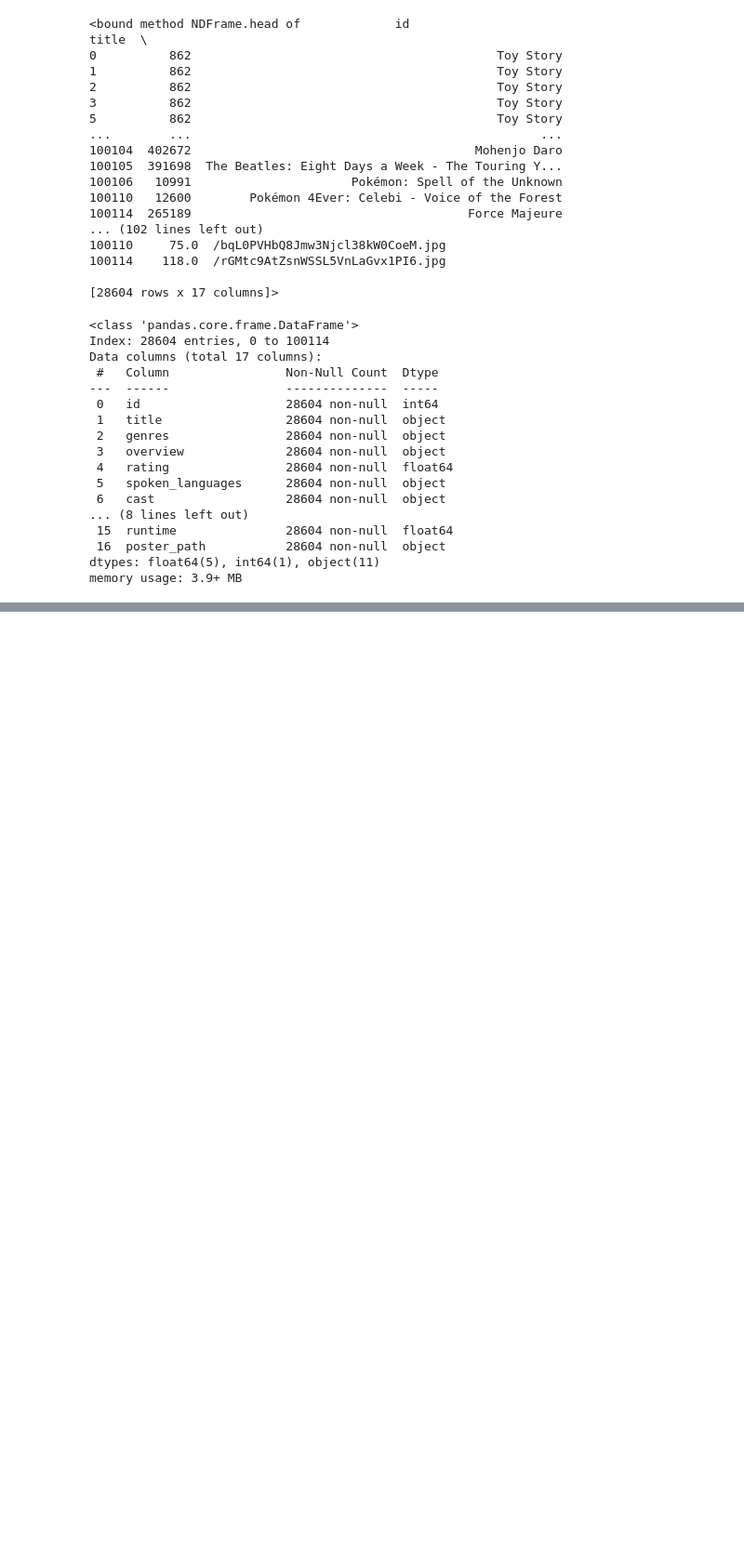
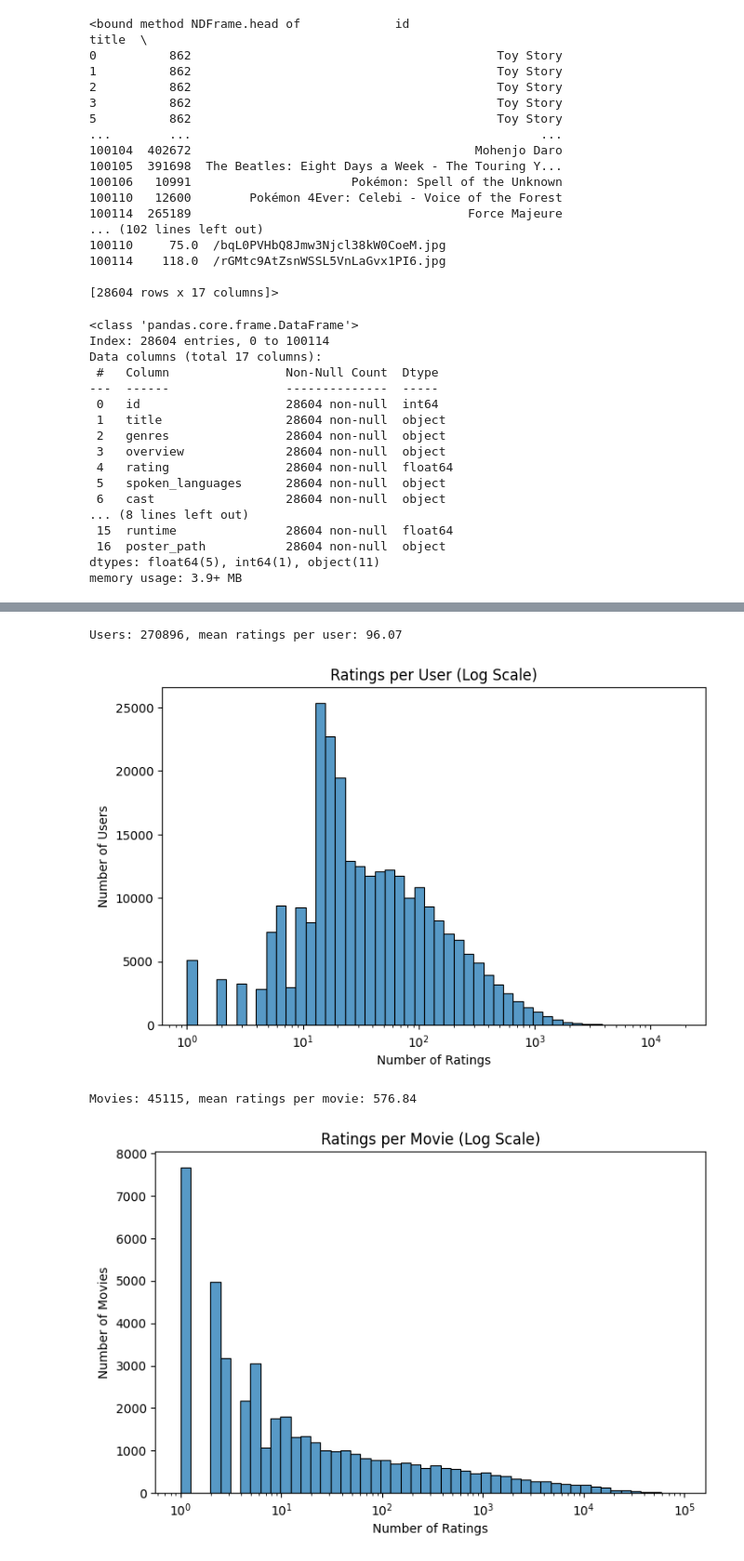
Before and after one commit to Grmamobin/Movies_Recommendation_System, a Jupyter notebook: src/DataCleaning.ipynb, the cells around one changed output, grey strips where cells are left out. Shown: that part at 93% size. Saved outputs shown, nothing was run; the diff lists cells and outputs as text; code cells hidden in the pictures; blank space fills up the shorter version.

```diff
--- a/src/DataCleaning.ipynb
+++ b/src/DataCleaning.ipynb
@@ -210,0 +235,29 @@ df_act.head(5)
+# %%
+# Long-Tail of Users and Movies
+
+# Ratings per user
+user_counts = ratings.groupby('userId').size()
+print(f"Users: {user_counts.count()}, mean ratings per user: {user_counts.mean():.2f}")
+
+plt.figure(figsize=(8,5))
+sns.histplot(user_counts, bins=50, log_scale=(True, False))
+plt.title("Ratings per User (Log Scale)")
+plt.xlabel("Number of Ratings")
+plt.ylabel("Number of Users")
+plt.show()
+
+# Ratings per movie
+movie_counts = ratings.groupby('movieId').size()
+print(f"Movies: {movie_counts.count()}, mean ratings per movie: {movie_counts.mean():.2f}")
+
+plt.figure(figsize=(8,5))
+sns.histplot(movie_counts, bins=50, log_scale=(True, False))
+plt.title("Ratings per Movie (Log Scale)")
+plt.xlabel("Number of Ratings")
+plt.ylabel("Number of Movies")
+plt.show()
+# %% [output]
+Users: 270896, mean ratings per user: 96.07
+[figure, added]
+Movies: 45115, mean ratings per movie: 576.84
+[figure, added]
```
Also changed, not shown: parts of 7 cells of this notebook, 6 other files.
